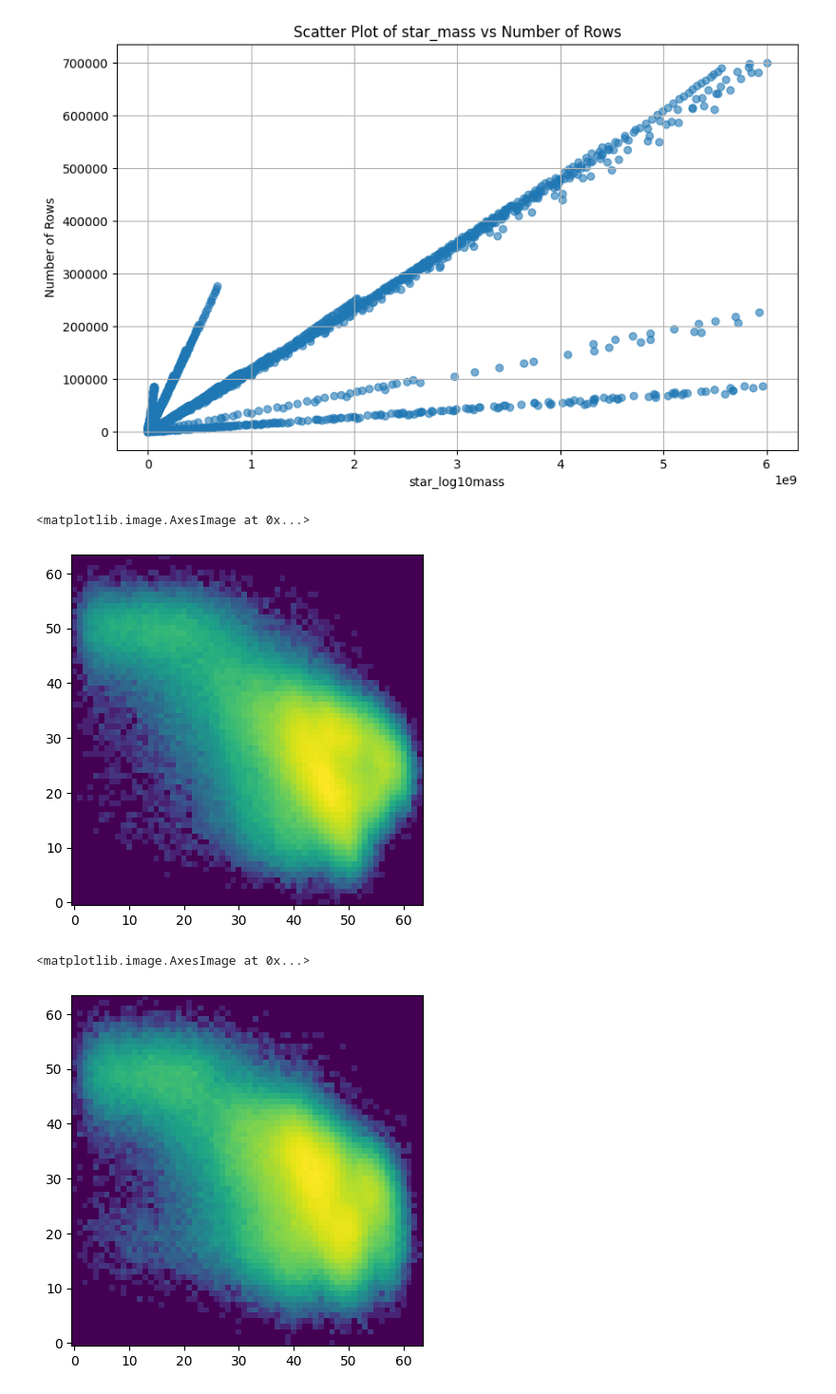
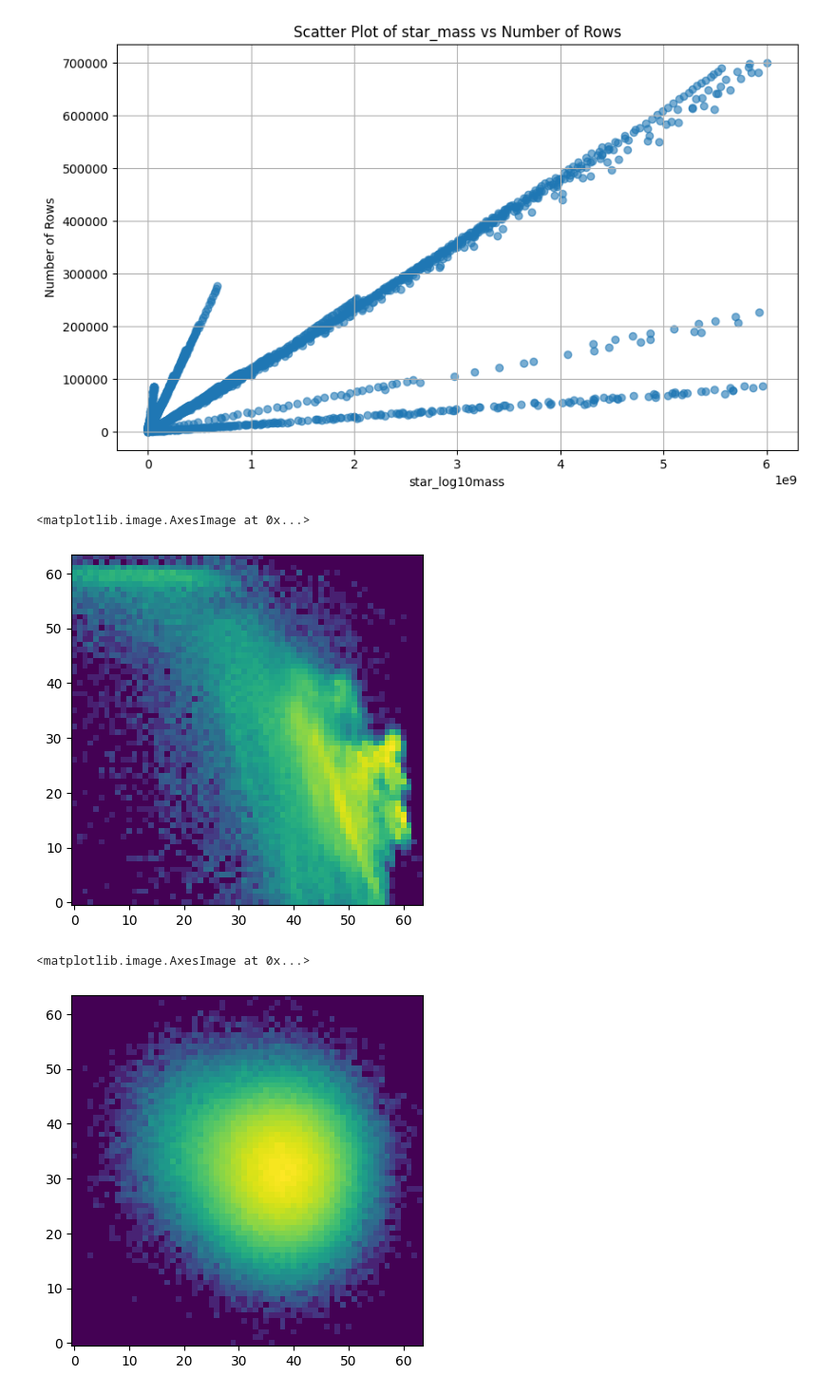
Before and after one commit to vepe99/CASBI, a Jupyter notebook: notebooks/number_of_particles.ipynb, the cells around one changed output. Shown at 95% size. Drawn from its saved outputs; the diff is of its cells as text; code cells hidden in the pictures.

```diff
--- a/notebooks/number_of_particles.ipynb
+++ b/notebooks/number_of_particles.ipynb
@@ -34,18 +34,18 @@ import pickle
 import matplotlib.pyplot as plt
 
 # Load dictionary from a pickle file
-with open('./script/uncertanties_testing/test_set/test_set_0.08.pkl', 'rb') as pickle_file:
+with open('./script/uncertanties_testing/test_set/test_set_0.0.pkl', 'rb') as pickle_file:
     data = pickle.load(pickle_file)
 plt.imshow(data[(0, 0)]['x'].T, origin='lower')
 # %% [output]
 <matplotlib.image.AxesImage at 0x...>
-[figure, old version]
+[figure, new version]
 # %%
 
 # Load dictionary from a pickle file
-with open('./script/uncertanties_testing/test_set/test_set_0.1.pkl', 'rb') as pickle_file:
+with open('./script/uncertanties_testing/test_set/test_set_0.8.pkl', 'rb') as pickle_file:
     data = pickle.load(pickle_file)
 plt.imshow(data[(0, 0)]['x'].T, origin='lower')
 # %% [output]
 <matplotlib.image.AxesImage at 0x...>
-[figure, old version]
+[figure, new version]
```
Also changed, not shown: 6 other files.
